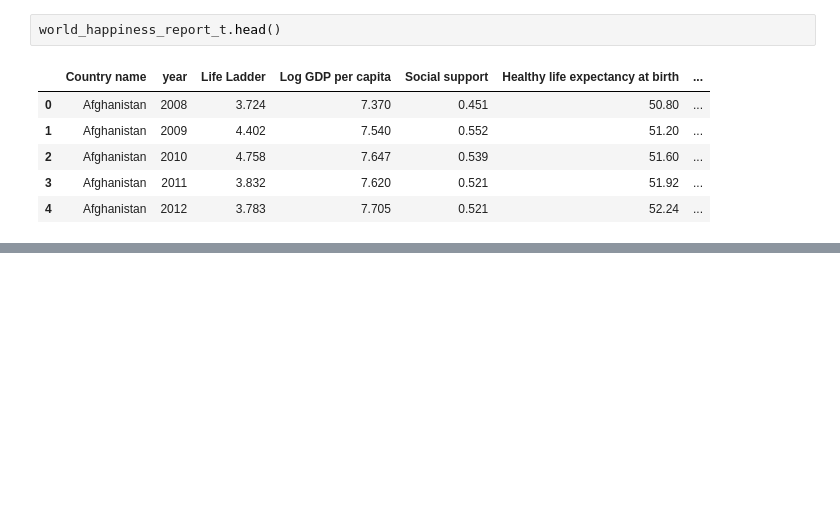
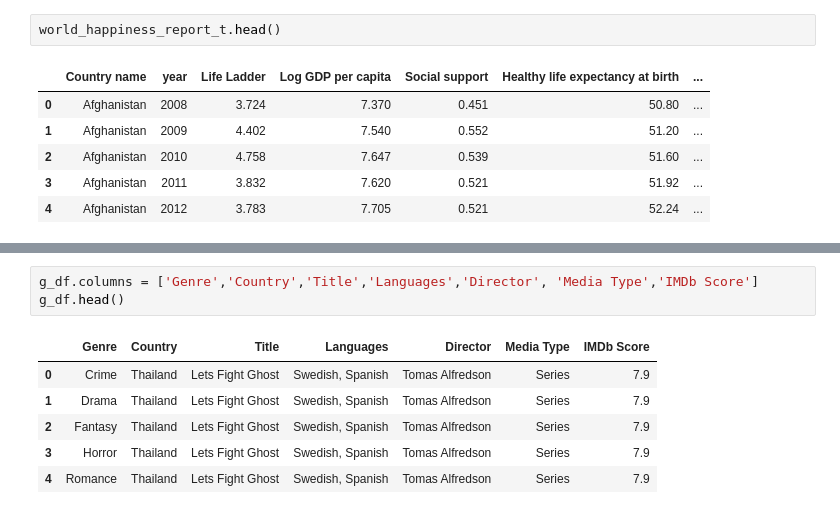
Before and after one commit to adamholcomb/Python-Media-Happiness-Analysis, a Jupyter notebook: HappinessIndex-YT.ipynb, the cells around one changed output, grey strips where cells are left out. Drawn from its saved outputs; the diff is of its cells as text; blank space fills up the shorter version.

```diff
--- a/HappinessIndex-YT.ipynb
+++ b/HappinessIndex-YT.ipynb
@@ -176,0 +237,10 @@ world_happiness_report_t.head()
+# %%
+g_df.columns = ['Genre','Country','Title','Languages','Director', 'Media Type','IMDb Score']
+g_df.head()
+# %% [output]
+|  | Genre | Country | Title | Languages | Director | Media Type | IMDb Score |
+| 0 | Crime | Thailand | Lets Fight Ghost | Swedish, Spanish | Tomas Alfredson | Series | 7.9 |
+| 1 | Drama | Thailand | Lets Fight Ghost | Swedish, Spanish | Tomas Alfredson | Series | 7.9 |
+| 2 | Fantasy | Thailand | Lets Fight Ghost | Swedish, Spanish | Tomas Alfredson | Series | 7.9 |
+| 3 | Horror | Thailand | Lets Fight Ghost | Swedish, Spanish | Tomas Alfredson | Series | 7.9 |
+| 4 | Romance | Thailand | Lets Fight Ghost | Swedish, Spanish | Tomas Alfredson | Series | 7.9 |
```
Also changed, not shown: parts of 6 cells of this notebook, 3 other files.
